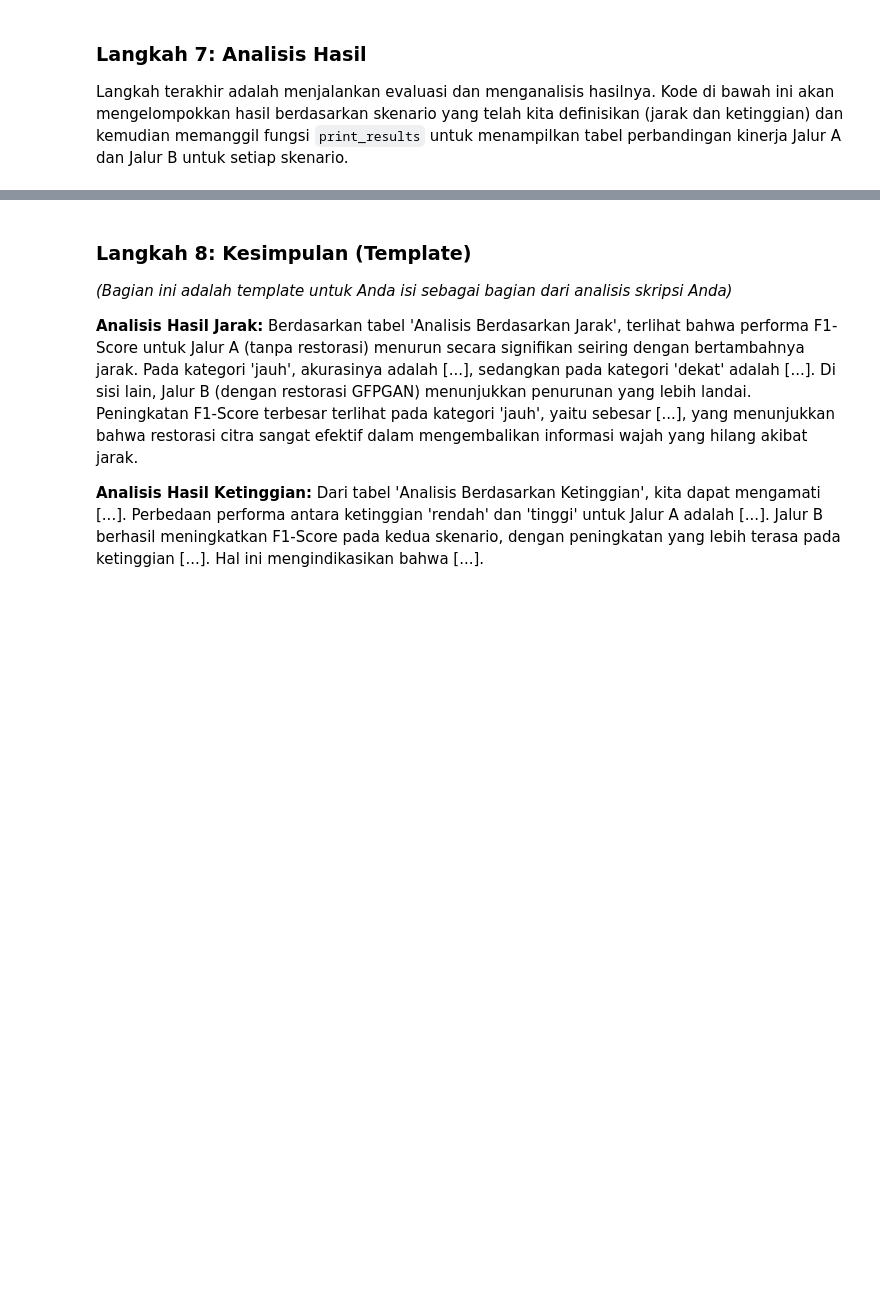
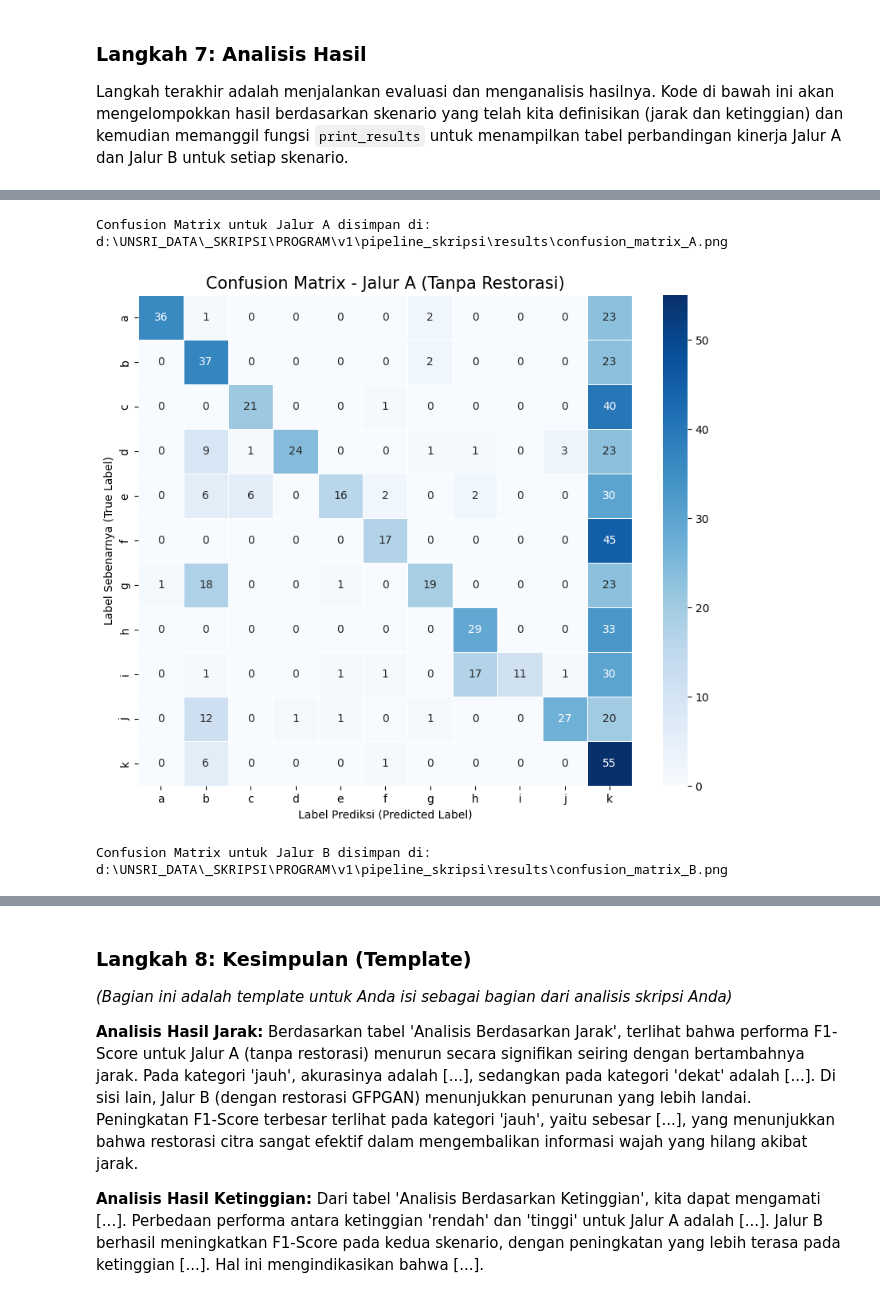
Before and after one commit to SiPilip/v1_rekognisi_wajah_dengan_citra_rendah, a Jupyter notebook: pipeline_skripsi/pipeline_skripsi.ipynb, the cells around one changed output, grey strips where cells are left out. Saved outputs shown, nothing was run; the diff lists cells and outputs as text; code cells hidden in the pictures; blank space fills up the shorter version.

```diff
--- a/pipeline_skripsi/pipeline_skripsi.ipynb
+++ b/pipeline_skripsi/pipeline_skripsi.ipynb
@@ -387,0 +542,63 @@ print_results("Analisis Berdasarkan Ketinggian", metrics_by_height)
+# %%
+# Pastikan scikit-learn dan seaborn sudah terinstal
+try:
+    import sklearn
+except ImportError:
+    print("Menginstal scikit-learn...")
+    !pip install scikit-learn
+try:
+    import seaborn
+except ImportError:
+      print("Menginstal seaborn...")
+      !pip install seaborn
+
+from sklearn.metrics import confusion_matrix
+import seaborn as sns
+import matplotlib.pyplot as plt
+def plot_confusion_matrix(results, pipeline_type, labels):
+    """
+    Membuat dan menampilkan confusion matrix untuk pipeline yang dipilih.
+    """
+    if pipeline_type == 'A':
+        title = 'Confusion Matrix - Jalur A (Tanpa Restorasi)'
+        pred_key = 'prediction_A'
+    else:
+        title = 'Confusion Matrix - Jalur B (Dengan Restorasi)'
+        pred_key = 'prediction_B'
+    # --- Persiapan Data ---
+    # 1. Filter hasil: hanya gunakan gambar dengan 1 subjek ground truth agar matriksnya jelas(11x11)
+    # 2. Filter hasil: hanya gunakan prediksi yang tidak None
+    filtered_results = [r for r in results if len(r['ground_truth']) == 1 and r[pred_key] is not None]
+    if not filtered_results:
+        print(f"Tidak ada data valid untuk membuat confusion matrix {pipeline_type}.")
+        return
+    y_true = [r['ground_truth'] for r in filtered_results]
+    y_pred = [r[pred_key] for r in filtered_results]
+    # --- Membuat Matrix ---
+    cm = confusion_matrix(y_true, y_pred, labels=labels)
+    # --- Membuat Visualisasi Heatmap ---
+    plt.figure(figsize=(10, 8))
+    sns.heatmap(cm, annot=True, fmt='d', cmap='Blues',
+                xticklabels=labels, yticklabels=labels,
+                linewidths=.5)
+    plt.title(title, fontsize=15)
+    plt.ylabel('Label Sebenarnya (True Label)')
+    plt.xlabel('Label Prediksi (Predicted Label)')
+    # Simpan gambar
+    file_path = os.path.join(RESULTS_PATH, f'confusion_matrix_{pipeline_type}.png')
+    plt.savefig(file_path, bbox_inches='tight')
+    print(f"Confusion Matrix untuk Jalur {pipeline_type} disimpan di: {file_path}")
+    plt.show()
+# --- Panggil Fungsi untuk Membuat Confusion Matrix ---
+# Dapatkan daftar label unik dan urutkan
+if 'results' in locals() and len(results) > 0:
+    # Ambil semua subjek unik dari ground truth yang hanya punya 1 subjek
+    unique_labels = sorted(list(set(r['ground_truth'] for r in results if len(r['ground_truth'])== 1)))
+    plot_confusion_matrix(results, 'A', unique_labels)
+    plot_confusion_matrix(results, 'B', unique_labels)
+else:
+    print("Variabel 'results' belum ada. Pastikan Anda sudah menjalankan sel 'Langkah 5'terlebih dahulu.")
+# %% [output]
+Confusion Matrix untuk Jalur A disimpan di: d:\UNSRI_DATA\_SKRIPSI\PROGRAM\v1\pipeline_skripsi\results\confusion_matrix_A.png
+[figure, added]
+Confusion Matrix untuk Jalur B disimpan di: d:\UNSRI_DATA\_SKRIPSI\PROGRAM\v1\pipeline_skripsi\results\confusion_matrix_B.png
```
Also changed, not shown: parts of 7 cells of this notebook.
